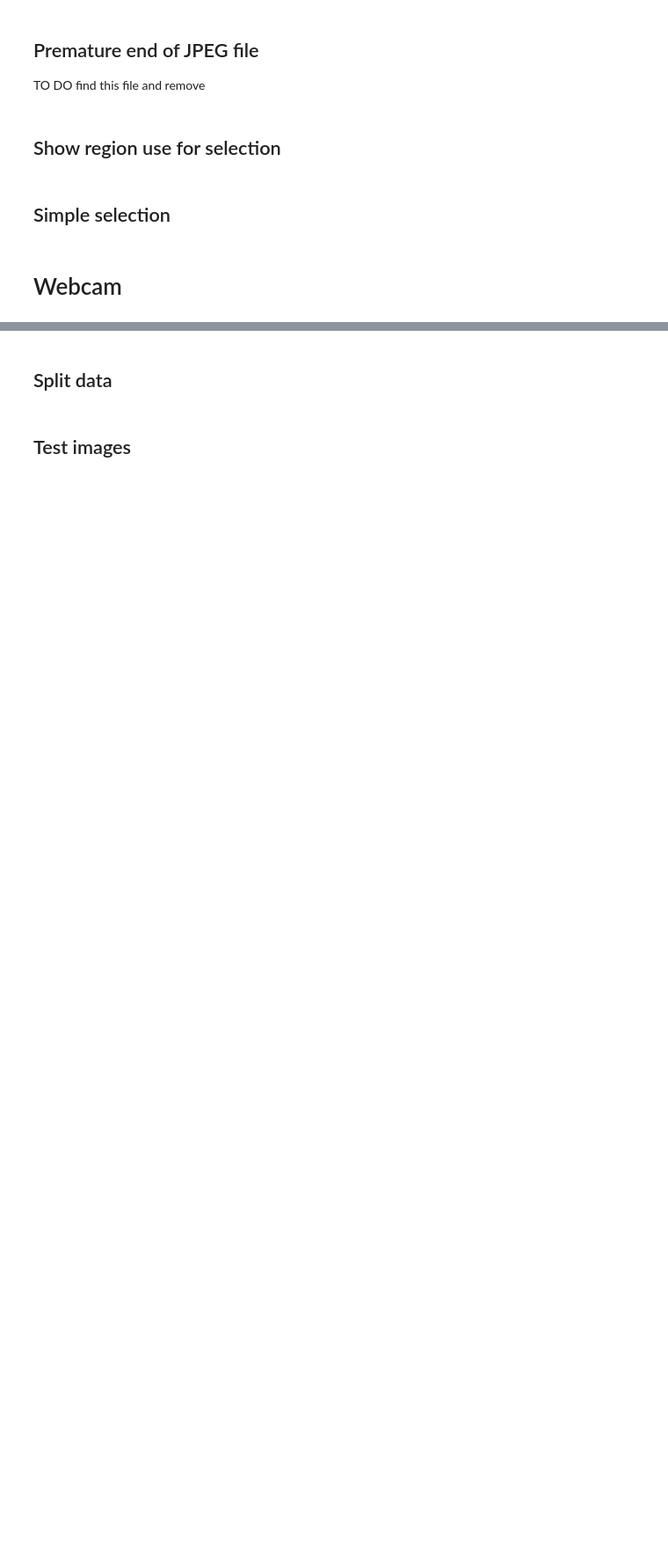
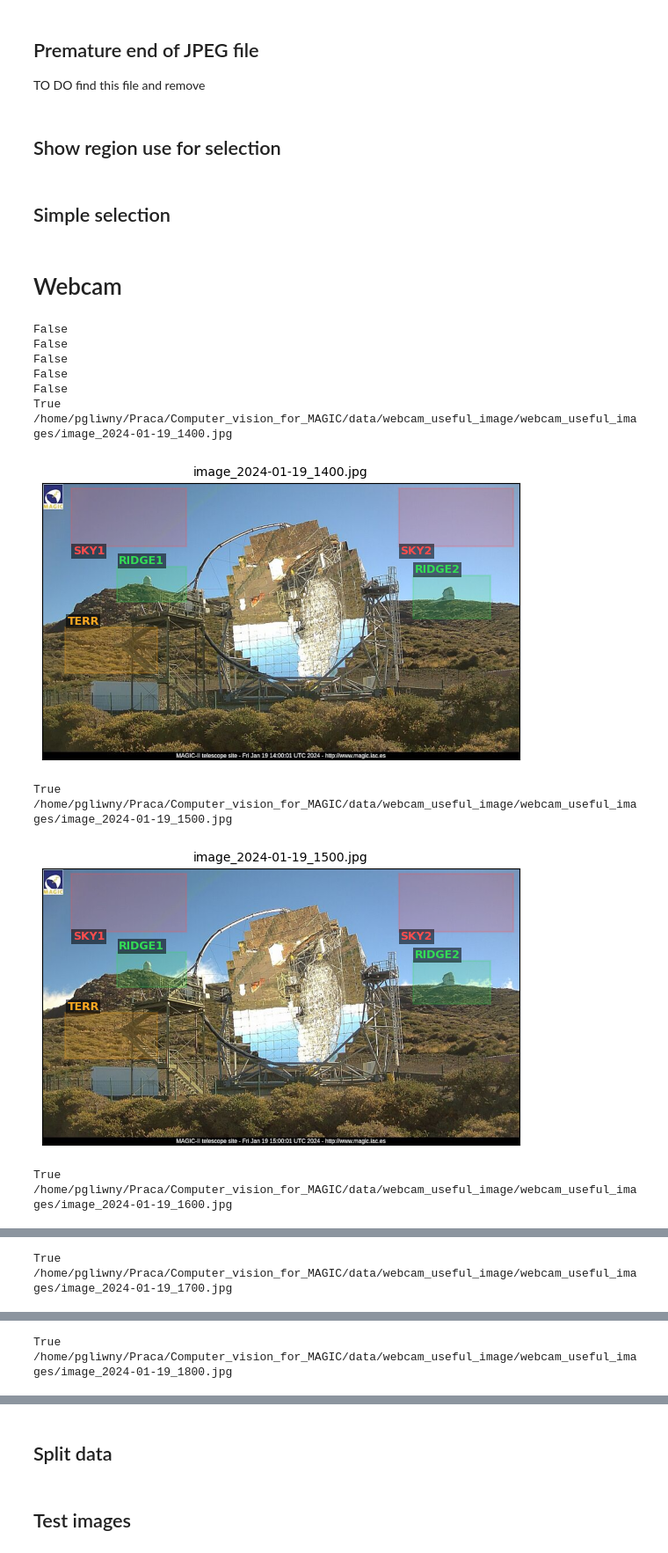
Before and after one commit to pawel21/Computer_vision_for_MAGIC, a Jupyter notebook: notebooks/image_selection.ipynb, the cells around one changed output, grey strips where cells are left out. Shown at 88% size. Cells and saved outputs as stored; diff of their text form; code cells hidden in the pictures; blank space fills up the shorter version.

```diff
--- a/notebooks/image_selection.ipynb
+++ b/notebooks/image_selection.ipynb
@@ -248,7 +248,7 @@ for f in files[::5]:
 # %% [markdown]
 # Webcam
 # %%
-ROI_SKY   = [(70, 8, 250, 70), (620, 8, 820, 70)]   # rogi górne
+ROI_SKY   = [(50, 8, 250, 110), (620, 8, 820, 110)]   # rogi górne
 ROI_RIDGE = [(130, 145, 250, 205), (645, 160, 780, 235)]  # kopuły NOT / GTC
 ROI_TERR  = (40, 250, 200, 330)
 
@@ -274,7 +274,7 @@ def qc(path):
     ok = (blue > 1.4) and (lap > 4000) and (dark < 10)
     return ok, blue, lap, dark
 
-def draw_rois(path, ax=None, alpha=0.20, figsize=(13, 7.5), title=None):
+def draw_rois(path, ax=None, alpha=0.20, figsize=(7, 4.5), title=None):
     """Rysuje ROI na klatce. Zwraca ax."""
     bgr = cv2.imread(path)
     if bgr is None:
@@ -357,11 +357,28 @@ def qc_report(paths, pdf_ok, pdf_rej, ncols=2, nrows=3, dpi=110, draw=True):
     return res
 # %%
 images_webcam_dir_path = Path("/home/pgliwny/Praca/Computer_vision_for_MAGIC/data/webcam_useful_image/webcam_useful_images")
-img_webcam_path_list = []
-for img_path in images_webcam_dir_path.glob("*2024-01*"):
-    img_webcam_path_list.append(str(img_path))
+img_webcam_path_list = sorted(images_webcam_dir_path.glob("*2024-01*"))
+for img_path in img_webcam_path_list[:15]:
 
     status, blue, lap, dark = qc(img_path)
+    print(status)
     if status:
         print(img_path, end="\t")
         draw_rois(str(img_path))
+        plt.show()
+
+# ROI_SKY   = [(70, 8, 250, 90), (620, 8, 820, 90)]
+# %% [output]
+False
+False
+False
+False
+False
+True
+/home/pgliwny/Praca/Computer_vision_for_MAGIC/data/webcam_useful_image/webcam_useful_images/image_2024-01-19_1400.jpg
+[figure, added]
+True
+/home/pgliwny/Praca/Computer_vision_for_MAGIC/data/webcam_useful_image/webcam_useful_images/image_2024-01-19_1500.jpg
+[figure, added]
+True
+/home/pgliwny/Praca/Computer_vision_for_MAGIC/data/webcam_useful_image/webcam_useful_images/image_2024-01-19_1600.jpg
@@ -367,0 +386,2 @@ for img_path in images_webcam_dir_path.glob("*2024-01*"):
+True
+/home/pgliwny/Praca/Computer_vision_for_MAGIC/data/webcam_useful_image/webcam_useful_images/image_2024-01-19_1700.jpg
@@ -367,0 +389,2 @@ for img_path in images_webcam_dir_path.glob("*2024-01*"):
+True
+/home/pgliwny/Praca/Computer_vision_for_MAGIC/data/webcam_useful_image/webcam_useful_images/image_2024-01-19_1800.jpg
```
Also changed, not shown: parts of 1 cell of this notebook, 3 other files.
